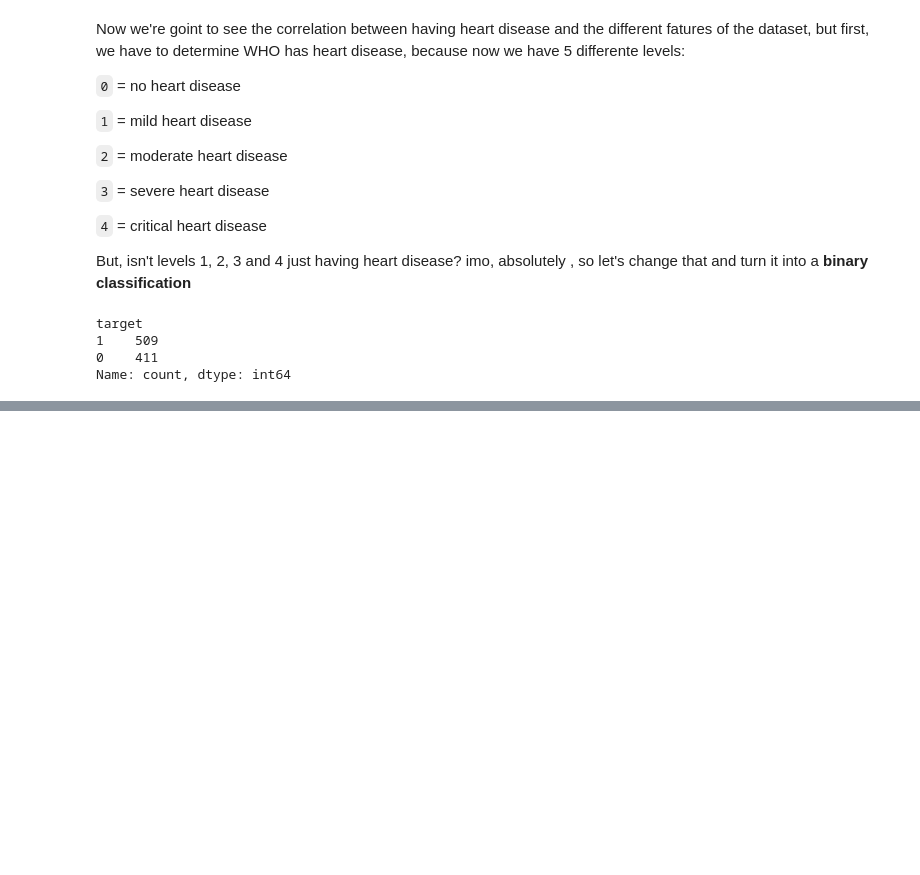
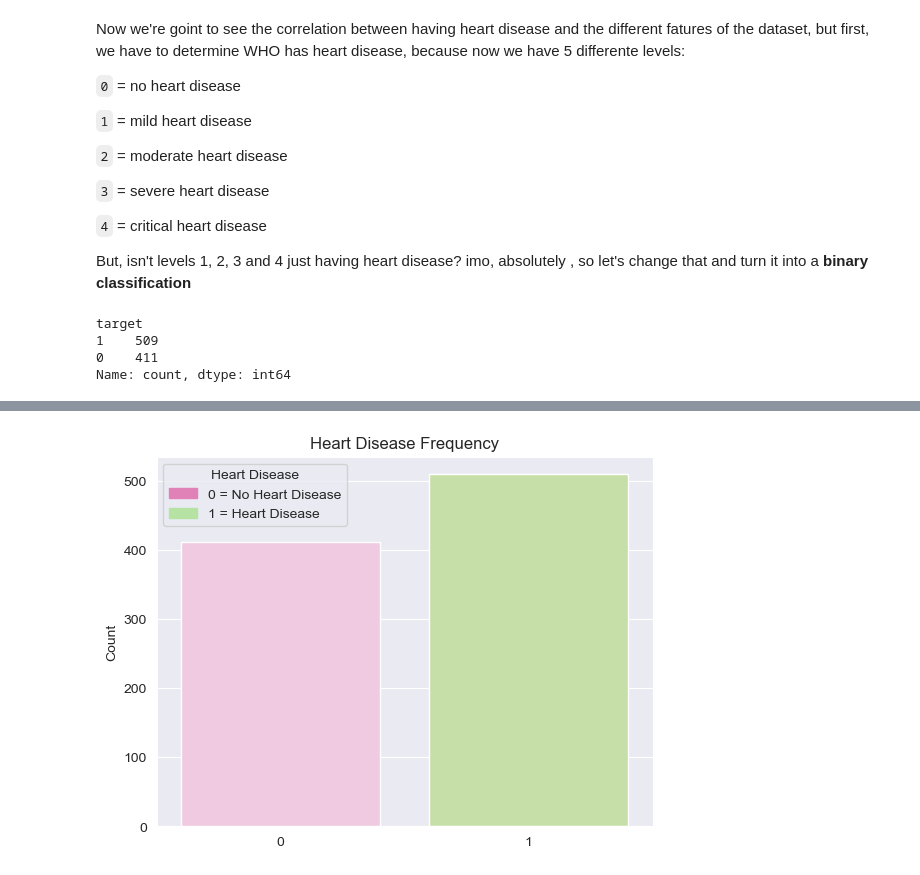
Before and after one commit to imelinc/heart-disease-project, a Jupyter notebook: heart-disease-project.ipynb, the cells around one changed output, grey strips where cells are left out. Saved outputs shown, nothing was run; the diff lists cells and outputs as text; code cells hidden in the pictures; blank space fills up the shorter version.

Commit message:
Plotting

```diff
--- a/heart-disease-project.ipynb
+++ b/heart-disease-project.ipynb
@@ -209,3 +209,7 @@ target
 1    509
 0    411
 Name: count, dtype: int64
+# %%
+# now we can drop the num column
+df = df.drop("num", axis = 1)
+df
@@ -211,0 +230,16 @@ Name: count, dtype: int64
+# %%
+# Let's visualize the difference between how many people have and how many people do not have heart disease
+target_count = df.target.value_counts().reset_index()
+
+legend_labels = [
+    mpatches.Patch(color='#e082b7', label='0 = No Heart Disease'),
+    mpatches.Patch(color='#b6e3a3', label='1 = Heart Disease'),
+]
+
+sns.barplot(data=target_count, x = "target", y = "count", palette="PiYG", hue = "target")
+plt.legend(handles=legend_labels, title="Heart Disease")
+plt.title("Heart Disease Frequency")
+plt.xlabel("")
+plt.ylabel("Count");
+# %% [output]
+[figure, added]
```
Also changed, not shown: parts of 3 cells of this notebook.
